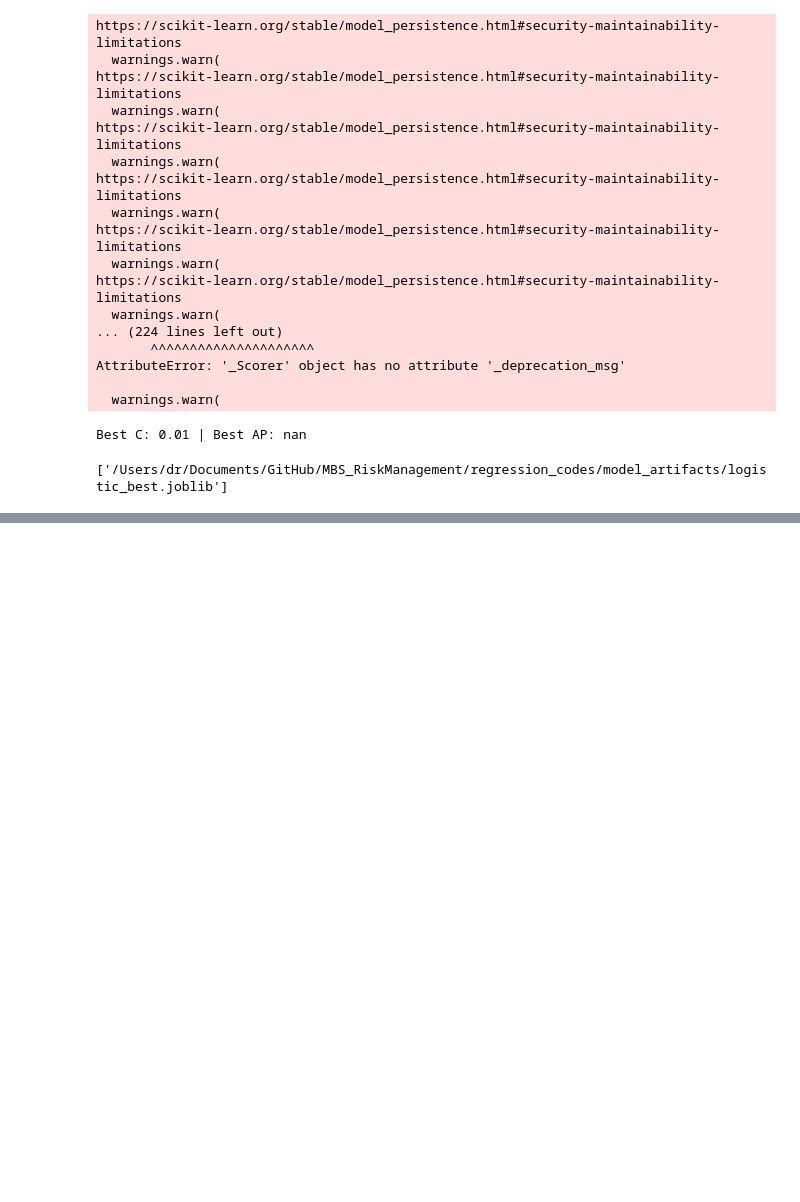
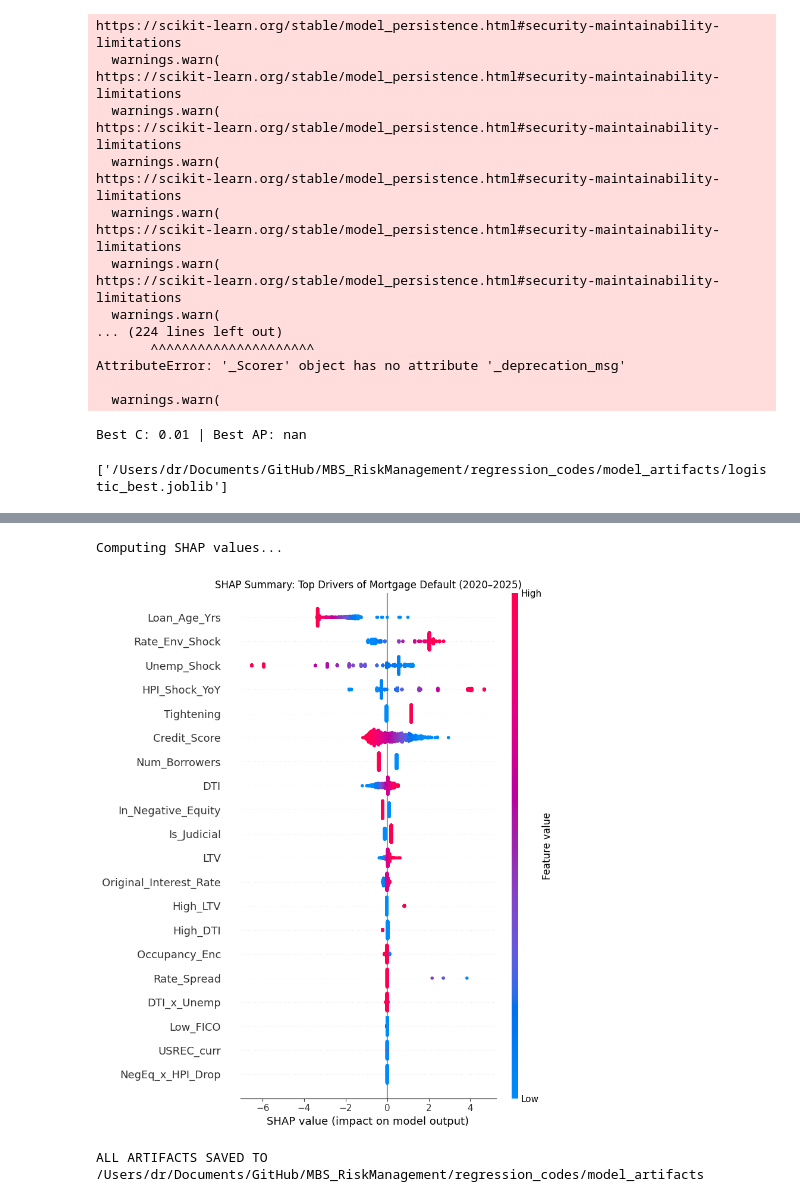
Before and after one commit to divija-rao/MBS_RiskManagement, a Jupyter notebook: regression_codes/regression_model_macro.ipynb, the cells around one changed output, grey strips where cells are left out. Drawn from its saved outputs; the diff is of its cells as text; code cells hidden in the pictures; blank space fills up the shorter version.

Commit message:
Code for Logistic Regression incl. Macro Factors

```diff
--- a/regression_codes/regression_model_macro.ipynb
+++ b/regression_codes/regression_model_macro.ipynb
@@ -377,0 +455,30 @@ import seaborn as sns
+# %%
+#Shap Explanations
+print("Computing SHAP values...")
+explainer = shap.LinearExplainer(best_model, X_train_res[:5000])
+shap_values = explainer.shap_values(X_test_scaled[:1000])
+
+plt.figure(figsize=(10,8))
+shap.summary_plot(shap_values, X_test_full.iloc[:1000], feature_names=features, show=False)
+plt.title("SHAP Summary: Top Drivers of Mortgage Default (2020–2025)")
+plt.tight_layout(); plt.savefig(os.path.join(model_dir, "shap_summary.png"), dpi=300); plt.show()
+# %% [output]
+Computing SHAP values...
+[figure, added]
+# %%
+# Save all artifacts
+artifacts = {
+    "model": calibrated,
+    "scaler": scaler,
+    "features": features,
+    "threshold_5pct": threshold_5pct,
+    "performance": {
+        "roc_auc": roc_auc_score(y_test, y_prob),
+        "precision_5pct": precision_score(y_test, y_pred_5pct),
+        "recall_5pct": recall_score(y_test, y_pred_5pct)
+    }
+}
+joblib.dump(artifacts, os.path.join(model_dir, "final_pipeline_divija.pkl"))
+print(f"\nALL ARTIFACTS SAVED TO {model_dir}")
+# %% [output]
+ALL ARTIFACTS SAVED TO /Users/dr/Documents/GitHub/MBS_RiskManagement/regression_codes/model_artifacts
```
Also changed, not shown: parts of 8 cells of this notebook.
